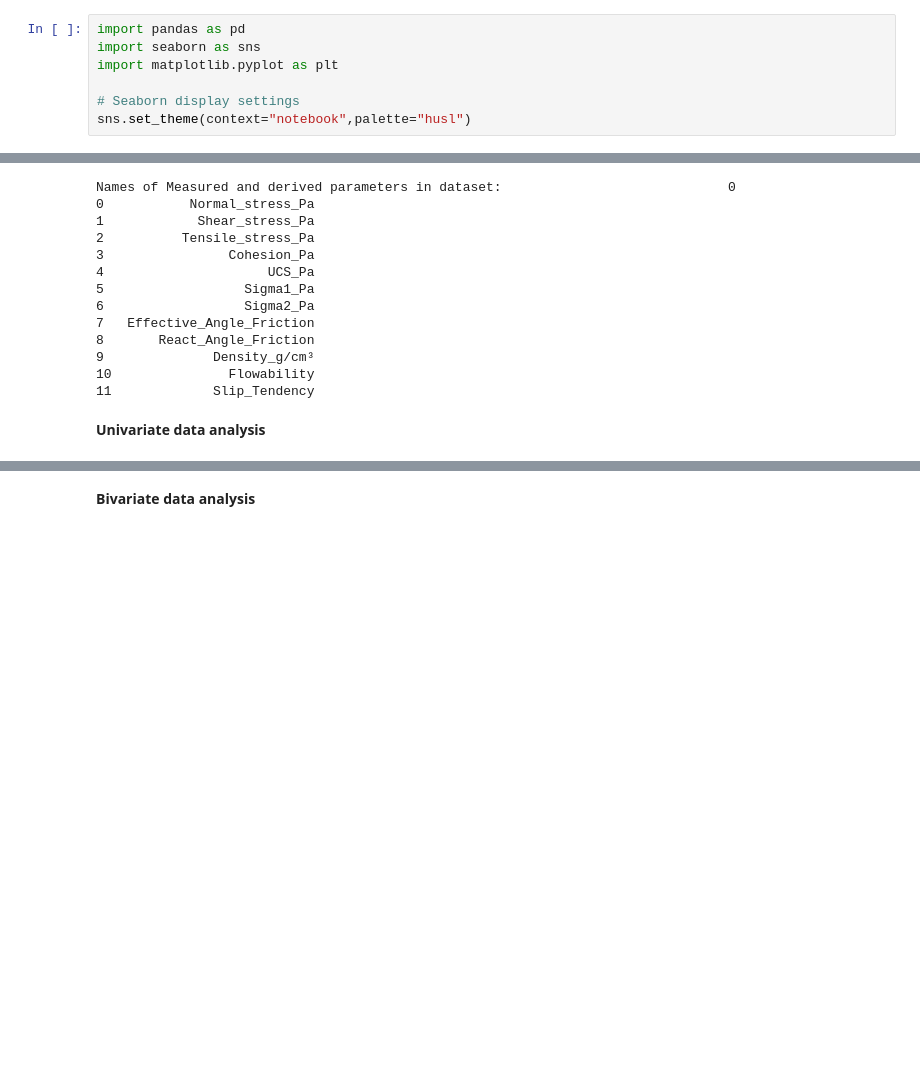
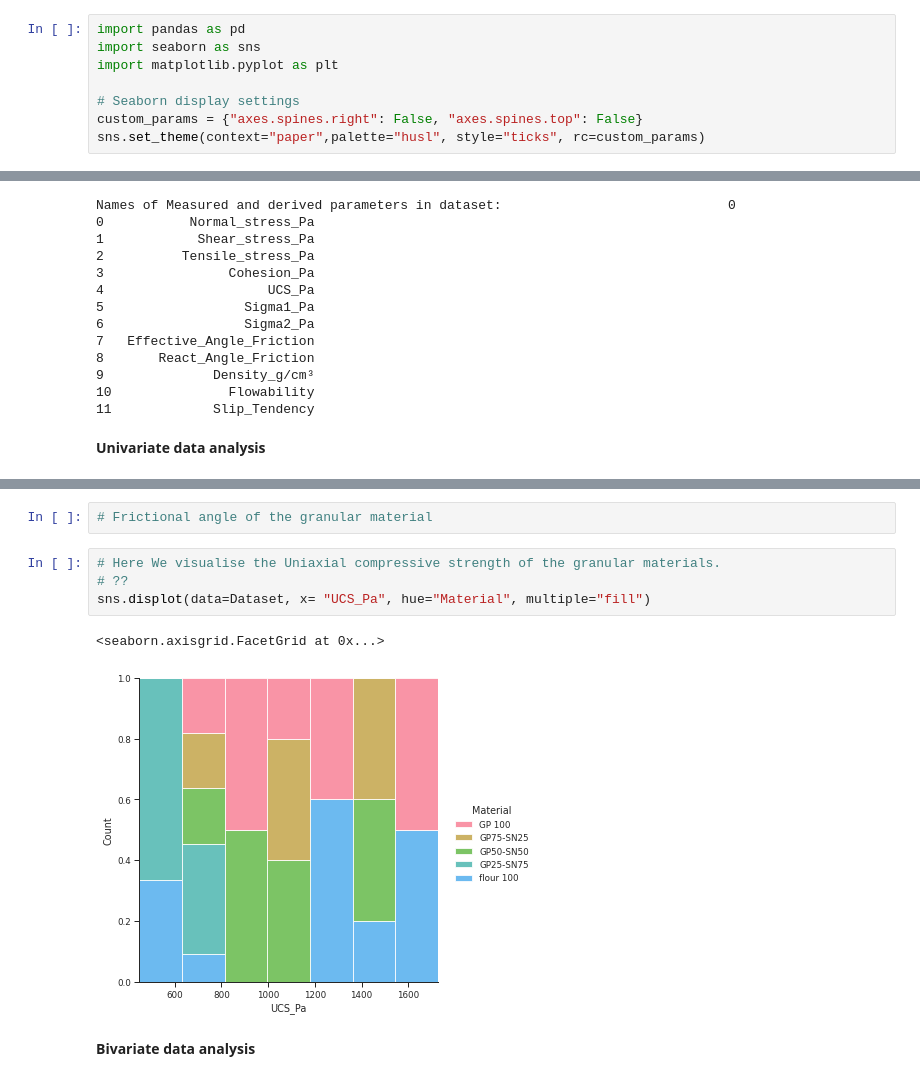
Before and after one commit to Utomi-Tom/Granular_Material_analysis, a Jupyter notebook: Geomaterial_analysis_.ipynb, the cells around one changed output, grey strips where cells are left out. Cells and saved outputs as stored; diff of their text form; blank space fills up the shorter version.

```diff
--- a/Geomaterial_analysis_.ipynb
+++ b/Geomaterial_analysis_.ipynb
@@ -50,4 +50,5 @@ import seaborn as sns
 import matplotlib.pyplot as plt
 
 # Seaborn display settings
-sns.set_theme(context="notebook",palette="husl")
+custom_params = {"axes.spines.right": False, "axes.spines.top": False}
+sns.set_theme(context="paper",palette="husl", style="ticks", rc=custom_params)
@@ -181,2 +181,11 @@ Text(0.5, 1.0, 'Flowability')
+# %%
+# Frictional angle of the granular material
+# %%
+# Here We visualise the Uniaxial compressive strength of the granular materials.
+# ??
+sns.displot(data=Dataset, x= "UCS_Pa", hue="Material", multiple="fill")
+# %% [output]
+<seaborn.axisgrid.FacetGrid at 0x...>
+[figure, added]
 # %% [markdown]
 **Bivariate data analysis**
```
Also changed, not shown: parts of 7 cells of this notebook.
